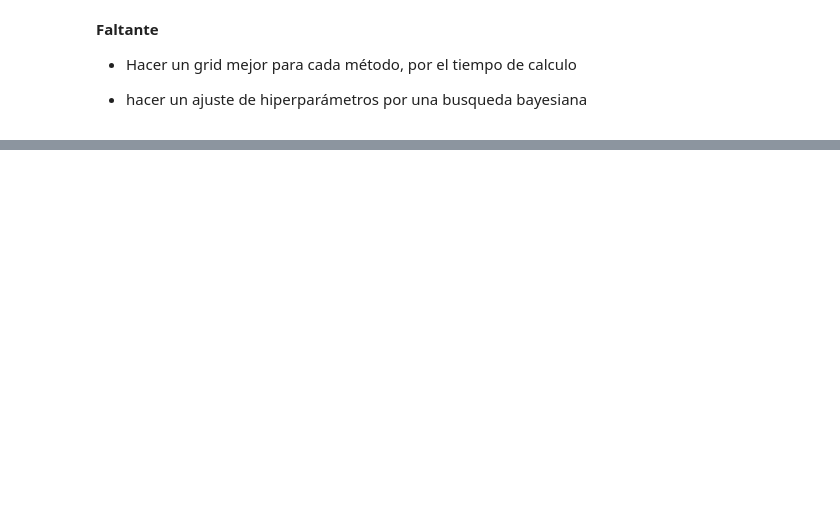
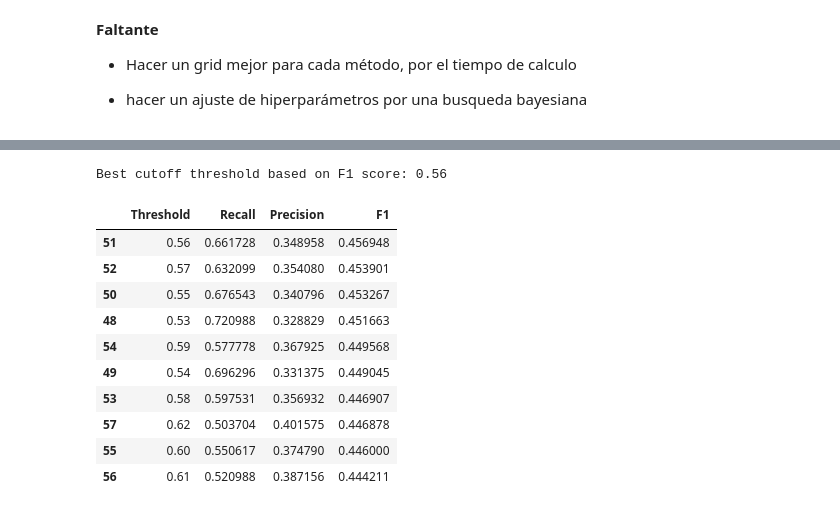
Before and after one commit to German-rl/churned_users, a Jupyter notebook: notebooks/Copia_de_Germán_Rodríguez_López_ITPE_Proyecto_modulo_2.ipynb, the cells around one changed output, grey strips where cells are left out. Drawn from its saved outputs; the diff is of its cells as text; code cells hidden in the pictures; blank space fills up the shorter version.

```diff
--- a/notebooks/Copia_de_Germán_Rodríguez_López_ITPE_Proyecto_modulo_2.ipynb
+++ b/notebooks/Copia_de_Germán_Rodríguez_López_ITPE_Proyecto_modulo_2.ipynb
@@ -874,0 +983,17 @@ shap_class1.shape: (2855, 14)
+# %%
+best_threshold = results_df.loc[results_df['F1'].idxmax(), 'Threshold']
+print(f'Best cutoff threshold based on F1 score: {best_threshold:.2f}')
+best_results = results_df.sort_values("F1", ascending=False).head(10)
+# %% [output]
+Best cutoff threshold based on F1 score: 0.56
+|  | Threshold | Recall | Precision | F1 |
+| 51 | 0.56 | 0.661728 | 0.348958 | 0.456948 |
+| 52 | 0.57 | 0.632099 | 0.354080 | 0.453901 |
+| 50 | 0.55 | 0.676543 | 0.340796 | 0.453267 |
+| 48 | 0.53 | 0.720988 | 0.328829 | 0.451663 |
+| 54 | 0.59 | 0.577778 | 0.367925 | 0.449568 |
+| 49 | 0.54 | 0.696296 | 0.331375 | 0.449045 |
+| 53 | 0.58 | 0.597531 | 0.356932 | 0.446907 |
+| 57 | 0.62 | 0.503704 | 0.401575 | 0.446878 |
+| 55 | 0.60 | 0.550617 | 0.374790 | 0.446000 |
+| 56 | 0.61 | 0.520988 | 0.387156 | 0.444211 |
```
Also changed, not shown: parts of 38 cells of this notebook.
